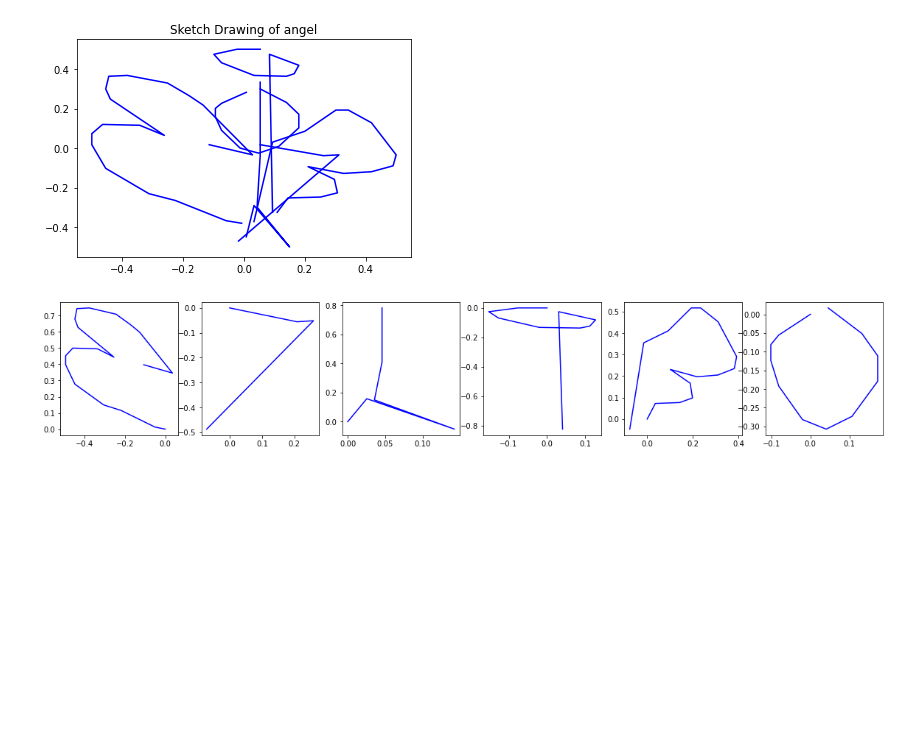
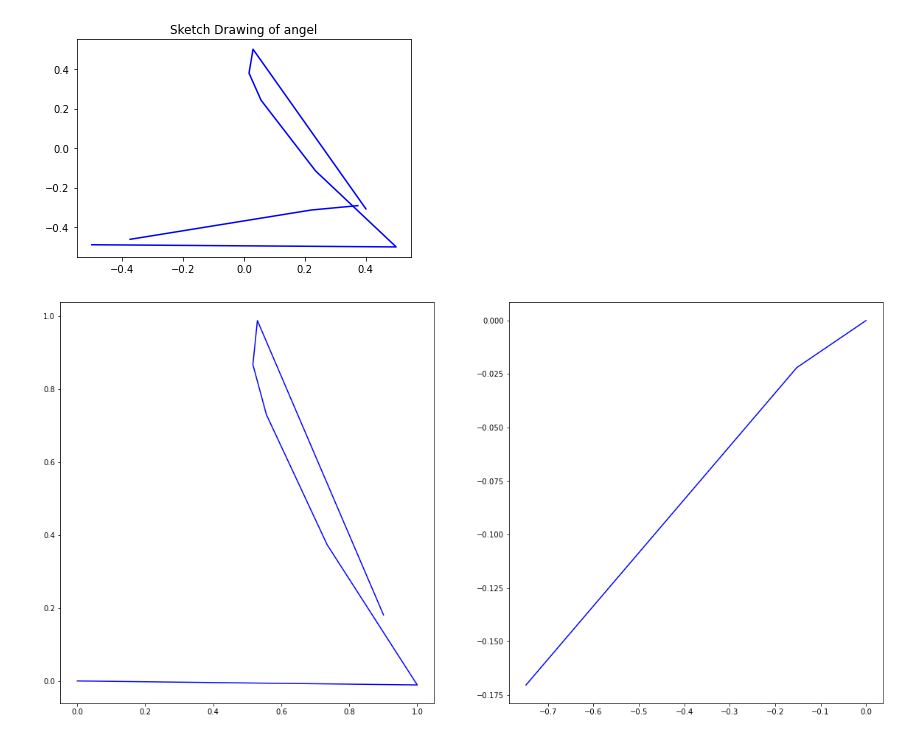
Before and after one commit to JimTMooney/quickdraw, a Jupyter notebook: Playground.ipynb, the cells around one changed output. Saved outputs shown, nothing was run; the diff lists cells and outputs as text; code cells hidden in the pictures; blank space fills up the shorter version.

```diff
--- a/Playground.ipynb
+++ b/Playground.ipynb
@@ -152,15 +103,15 @@ full_data_constructor()
 # %%
-drawing = torch.load('data_full/train/angel/6.pt')
+drawing = torch.load('data_full/test/angel/0.pt')
 render_drawing(drawing, 'angel')
 # %% [output]
-[figure, old version]
+[figure, new version]
 # %%
-file_idx = 6
+file_idx = 0
 class_name = 'angel'
-split = 'train'
+split = 'test'
 render_strokes(file_idx, class_name, split)
 # %% [output]
-[figure, old version]
+[figure, new version]
 # %%
 idx = 6
 sub_idx = 5
```
Also changed, not shown: parts of 10 cells of this notebook, 5 other files.
